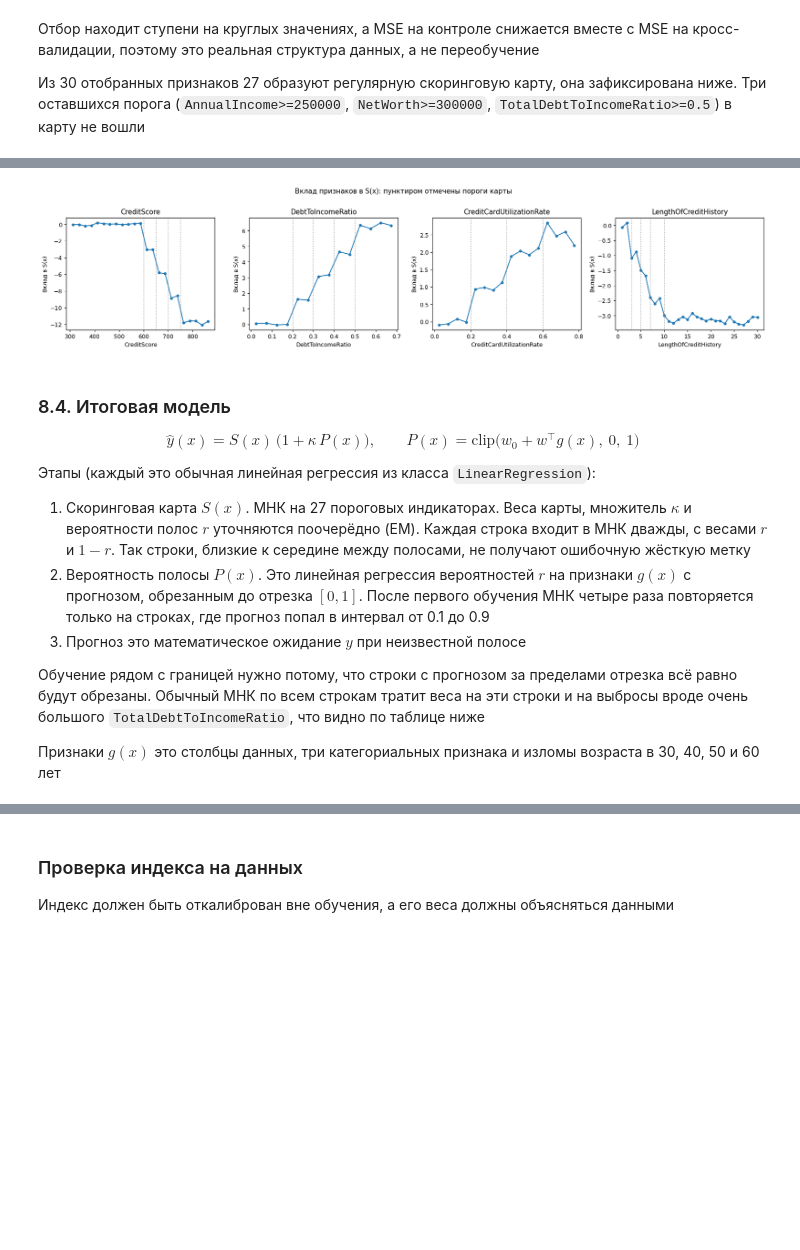
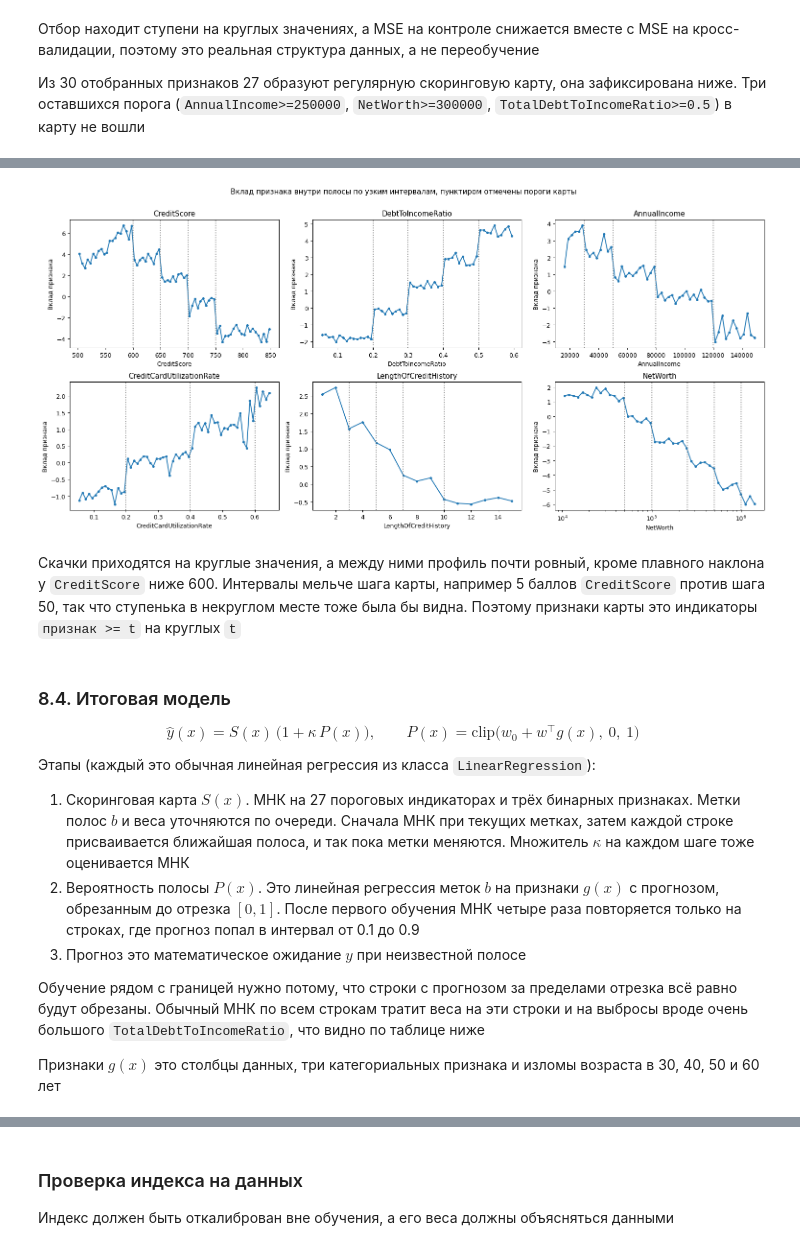
Before and after one commit to SpaghettiRebel/ML-labs, a Jupyter notebook: lab1/lab1.ipynb, the cells around one changed output, grey strips where cells are left out. Drawn from its saved outputs; the diff is of its cells as text; code cells hidden in the pictures; blank space fills up the shorter version.

```diff
--- a/lab1/lab1.ipynb
+++ b/lab1/lab1.ipynb
@@ -1164,23 +1172,29 @@ MSE карты внутри полосы на контроле: 6.764
 # %%
-fig, ax = plt.subplots(1, 4, figsize=(18, 4))
 y_debanded = y_all / (1 + probe.kappa_ * probe.labels_)
-card = scorecard_features(train).to_numpy()
-card_names = list(scorecard_features(train).columns)
-weights = probe.w_[1:]
-for a, (col, grid) in zip(ax, [('CreditScore', np.arange(300, 876, 25)), ('DebtToIncomeRatio', np.arange(0, .71, .05)),
-                               ('CreditCardUtilizationRate', np.arange(0, .81, .05)), ('LengthOfCreditHistory', np.arange(.5, 31, 1))]):
-    own = np.array([name.startswith(col + '>=') for name in card_names])
-    partial = y_debanded - (probe.w_[0] + card[:, ~own] @ weights[~own])
-    bins = pd.cut(train[col], grid, right=False)
-    profile = pd.Series(partial).groupby(bins.to_numpy()).mean()
-    a.plot([iv.mid for iv in profile.index], profile.values, marker='o', markersize=4)
+card = scorecard_features(train)
+profiles = {
+    'CreditScore': np.arange(500, 851, 5), 'DebtToIncomeRatio': np.arange(.05, .66, .01), 'AnnualIncome': np.arange(15000, 150001, 2500),
+    'CreditCardUtilizationRate': np.arange(.05, .76, .01), 'LengthOfCreditHistory': np.arange(.5, 15.6, 1), 'NetWorth': np.geomspace(1e4, 3e6, 50),
+}
+fig, ax = plt.subplots(2, 3, figsize=(17, 8))
+for a, (col, grid) in zip(ax.ravel(), profiles.items()):
+    own = np.array([name.startswith(col + '>=') for name in card.columns])
+    rest = card.loc[:, ~own].to_numpy()
+    partial = y_debanded - LinearRegression(method='analytic').fit(rest, y_debanded).predict(rest)
+    stats = pd.Series(partial).groupby(pd.cut(train[col].to_numpy(), grid, right=False), observed=True).agg(['mean', 'size'])
+    stats = stats[stats['size'] >= 25]
+    a.plot([iv.mid for iv in stats.index], stats['mean'], marker='o', markersize=3)
     for t in SCORECARD[col]:
-        a.axvline(t, color='gray', linestyle=':', linewidth=1)
-    a.set(title=col, xlabel=col, ylabel='Вклад в S(x)')
-fig.suptitle('Вклад признаков в S(x): пунктиром отмечены пороги карты', y=1.02)
+        a.axvline(t, color='gray', linestyle=':')
+    a.set(title=col, xlabel=col, ylabel='Вклад признака')
+    if col == 'NetWorth':
+        a.set_xscale('log')
+fig.suptitle('Вклад признака внутри полосы по узким интервалам, пунктиром отмечены пороги карты', y=1.01)
 plt.tight_layout(); plt.show()
 # %% [output]
-[figure, old version]
+[figure, new version]
+# %% [markdown]
+Скачки приходятся на круглые значения, а между ними профиль почти ровный, кроме плавного наклона у `CreditScore` ниже 600. Интервалы мельче шага карты, например 5 баллов `CreditScore` против шага 50, так что ступенька в некруглом месте тоже была бы видна. Поэтому признаки карты это индикаторы `признак >= t` на круглых `t`
 # %% [markdown]
 ### 8.4. Итоговая модель
 
@@ -1188,8 +1202,8 @@ $$\hat y(x) = S(x)\,\bigl(1 + \kappa\,P(x)\bigr),\qquad P(x) = \mathrm{clip}\big
 
 Этапы (каждый это обычная линейная регрессия из класса `LinearRegression`):
 
-1. Скоринговая карта $S(x)$. МНК на 27 пороговых индикаторах. Веса карты, множитель $\kappa$ и вероятности полос $r$ уточняются поочерёдно (EM). Каждая строка входит в МНК дважды, с весами $r$ и $1-r$. Так строки, близкие к середине между полосами, не получают ошибочную жёсткую метку
-2. Вероятность полосы $P(x)$. Это линейная регрессия вероятностей $r$ на признаки $g(x)$ с прогнозом, обрезанным до отрезка $[0, 1]$. После первого обучения МНК четыре раза повторяется только на строках, где прогноз попал в интервал от 0.1 до 0.9
+1. Скоринговая карта $S(x)$. МНК на 27 пороговых индикаторах и трёх бинарных признаках. Метки полос $b$ и веса уточняются по очереди. Сначала МНК при текущих метках, затем каждой строке присваивается ближайшая полоса, и так пока метки меняются. Множитель $\kappa$ на каждом шаге тоже оценивается МНК
+2. Вероятность полосы $P(x)$. Это линейная регрессия меток $b$ на признаки $g(x)$ с прогнозом, обрезанным до отрезка $[0, 1]$. После первого обучения МНК четыре раза повторяется только на строках, где прогноз попал в интервал от 0.1 до 0.9
 3. Прогноз это математическое ожидание $y$ при неизвестной полосе
 
 Обучение рядом с границей нужно потому, что строки с прогнозом за пределами отрезка всё равно будут обрезаны. Обычный МНК по всем строкам тратит веса на эти строки и на выбросы вроде очень большого `TotalDebtToIncomeRatio`, что видно по таблице ниже
```
Also changed, not shown: parts of 13 cells of this notebook, 1 other file.
